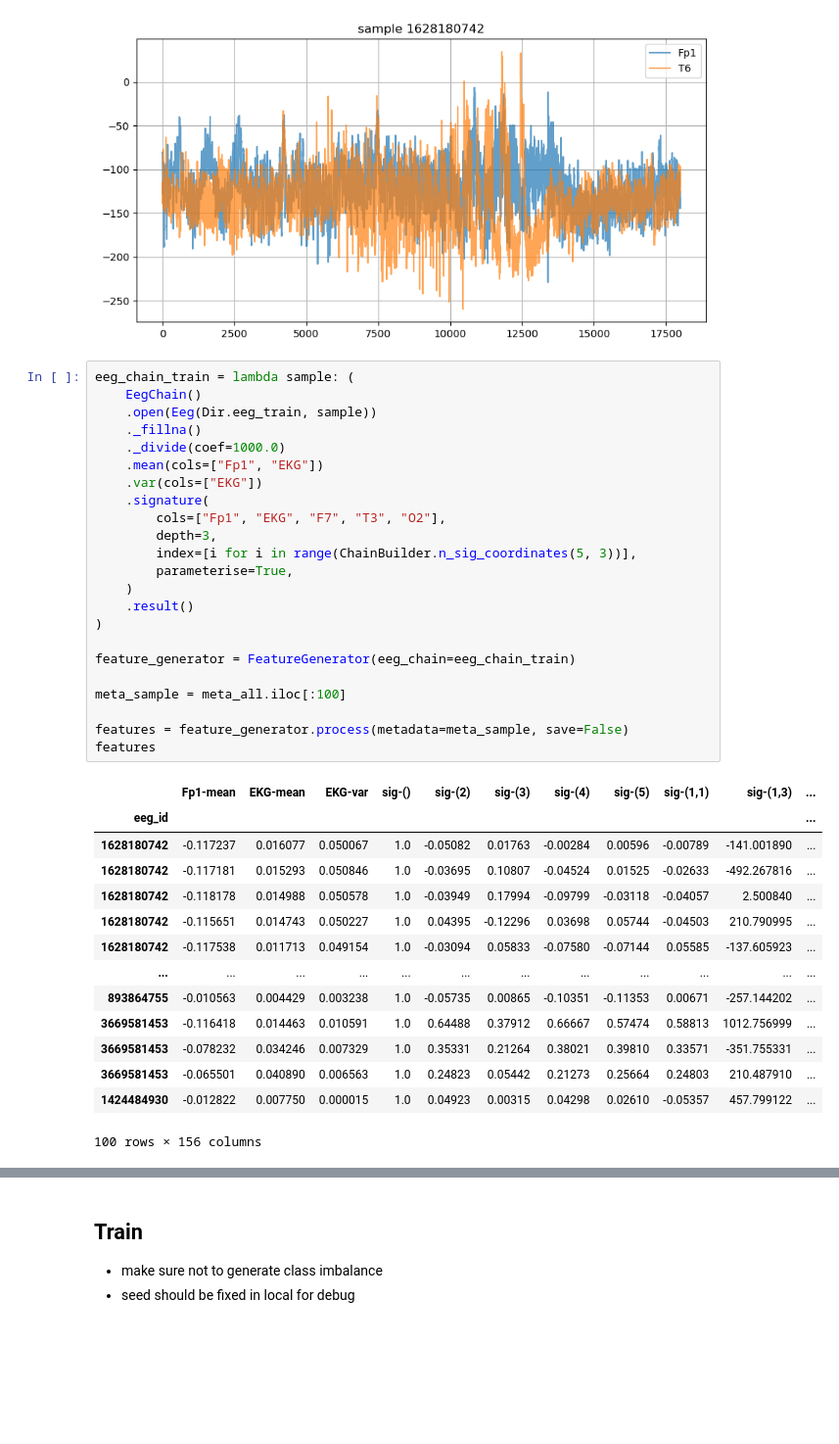
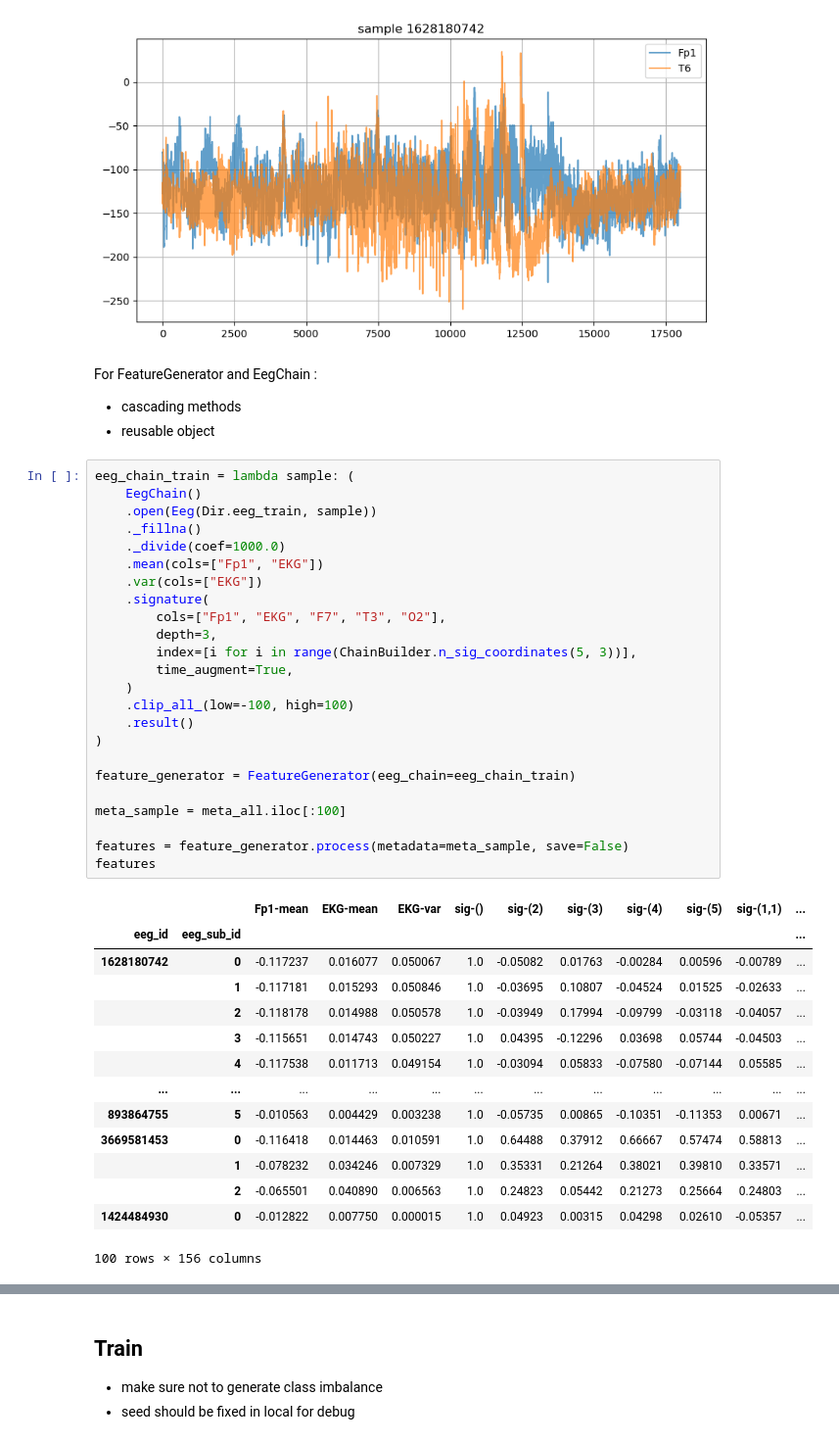
Before and after one commit to chataignault/hms-harmful-brain-activity-utils, a Jupyter notebook: logistic_regression_CV_regularised.ipynb, the cells around one changed output, grey strips where cells are left out. Shown at 98% size. Cells and saved outputs as stored; diff of their text form; blank space fills up the shorter version.

```diff
--- a/logistic_regression_CV_regularised.ipynb
+++ b/logistic_regression_CV_regularised.ipynb
@@ -121,41 +111,46 @@ EEG sub id :  1
 | 11199 | -166.410004 | -125.389999 | -84.360001 | -107.910004 | -212.220001 | -111.010002 | -116.050003 | -122.620003 | -123.230003 | -112.529999 | -115.040001 | ... |
 10000 rows × 20 columns
 [figure]
+# %% [markdown]
+For FeatureGenerator and EegChain :
+- cascading methods
+- reusable object
 # %%
 eeg_chain_train = lambda sample: (
     EegChain()
     .open(Eeg(Dir.eeg_train, sample))
     ._fillna()
     ._divide(coef=1000.0)
     .mean(cols=["Fp1", "EKG"])
     .var(cols=["EKG"])
     .signature(
         cols=["Fp1", "EKG", "F7", "T3", "O2"],
         depth=3,
         index=[i for i in range(ChainBuilder.n_sig_coordinates(5, 3))],
-        parameterise=True,
+        time_augment=True,
     )
+    .clip_all_(low=-100, high=100)
     .result()
 )
 
 feature_generator = FeatureGenerator(eeg_chain=eeg_chain_train)
 
 meta_sample = meta_all.iloc[:100]
 
 features = feature_generator.process(metadata=meta_sample, save=False)
 features
 # %% [output]
-|  | Fp1-mean | EKG-mean | EKG-var | sig-() | sig-(2) | sig-(3) | sig-(4) | sig-(5) | sig-(1,1) | sig-(1,3) | ... |
-| eeg_id |  |  |  |  |  |  |  |  |  |  | ... |
-| 1628180742 | -0.117237 | 0.016077 | 0.050067 | 1.0 | -0.05082 | 0.01763 | -0.00284 | 0.00596 | -0.00789 | -141.001890 | ... |
-| 1628180742 | -0.117181 | 0.015293 | 0.050846 | 1.0 | -0.03695 | 0.10807 | -0.04524 | 0.01525 | -0.02633 | -492.267816 | ... |
-| 1628180742 | -0.118178 | 0.014988 | 0.050578 | 1.0 | -0.03949 | 0.17994 | -0.09799 | -0.03118 | -0.04057 | 2.500840 | ... |
-| 1628180742 | -0.115651 | 0.014743 | 0.050227 | 1.0 | 0.04395 | -0.12296 | 0.03698 | 0.05744 | -0.04503 | 210.790995 | ... |
-| 1628180742 | -0.117538 | 0.011713 | 0.049154 | 1.0 | -0.03094 | 0.05833 | -0.07580 | -0.07144 | 0.05585 | -137.605923 | ... |
+|  |  | Fp1-mean | EKG-mean | EKG-var | sig-() | sig-(2) | sig-(3) | sig-(4) | sig-(5) | sig-(1,1) | ... |
+| eeg_id | eeg_sub_id |  |  |  |  |  |  |  |  |  | ... |
+| 1628180742 | 0 | -0.117237 | 0.016077 | 0.050067 | 1.0 | -0.05082 | 0.01763 | -0.00284 | 0.00596 | -0.00789 | ... |
+|  | 1 | -0.117181 | 0.015293 | 0.050846 | 1.0 | -0.03695 | 0.10807 | -0.04524 | 0.01525 | -0.02633 | ... |
+|  | 2 | -0.118178 | 0.014988 | 0.050578 | 1.0 | -0.03949 | 0.17994 | -0.09799 | -0.03118 | -0.04057 | ... |
+|  | 3 | -0.115651 | 0.014743 | 0.050227 | 1.0 | 0.04395 | -0.12296 | 0.03698 | 0.05744 | -0.04503 | ... |
+|  | 4 | -0.117538 | 0.011713 | 0.049154 | 1.0 | -0.03094 | 0.05833 | -0.07580 | -0.07144 | 0.05585 | ... |
 | ... | ... | ... | ... | ... | ... | ... | ... | ... | ... | ... | ... |
-| 893864755 | -0.010563 | 0.004429 | 0.003238 | 1.0 | -0.05735 | 0.00865 | -0.10351 | -0.11353 | 0.00671 | -257.144202 | ... |
-| 3669581453 | -0.116418 | 0.014463 | 0.010591 | 1.0 | 0.64488 | 0.37912 | 0.66667 | 0.57474 | 0.58813 | 1012.756999 | ... |
-| 3669581453 | -0.078232 | 0.034246 | 0.007329 | 1.0 | 0.35331 | 0.21264 | 0.38021 | 0.39810 | 0.33571 | -351.755331 | ... |
-| 3669581453 | -0.065501 | 0.040890 | 0.006563 | 1.0 | 0.24823 | 0.05442 | 0.21273 | 0.25664 | 0.24803 | 210.487910 | ... |
-| 1424484930 | -0.012822 | 0.007750 | 0.000015 | 1.0 | 0.04923 | 0.00315 | 0.04298 | 0.02610 | -0.05357 | 457.799122 | ... |
+| 893864755 | 5 | -0.010563 | 0.004429 | 0.003238 | 1.0 | -0.05735 | 0.00865 | -0.10351 | -0.11353 | 0.00671 | ... |
+| 3669581453 | 0 | -0.116418 | 0.014463 | 0.010591 | 1.0 | 0.64488 | 0.37912 | 0.66667 | 0.57474 | 0.58813 | ... |
+|  | 1 | -0.078232 | 0.034246 | 0.007329 | 1.0 | 0.35331 | 0.21264 | 0.38021 | 0.39810 | 0.33571 | ... |
+|  | 2 | -0.065501 | 0.040890 | 0.006563 | 1.0 | 0.24823 | 0.05442 | 0.21273 | 0.25664 | 0.24803 | ... |
+| 1424484930 | 0 | -0.012822 | 0.007750 | 0.000015 | 1.0 | 0.04923 | 0.00315 | 0.04298 | 0.02610 | -0.05357 | ... |
 100 rows × 156 columns
```
Also changed, not shown: parts of 15 cells of this notebook, 7 other files.
